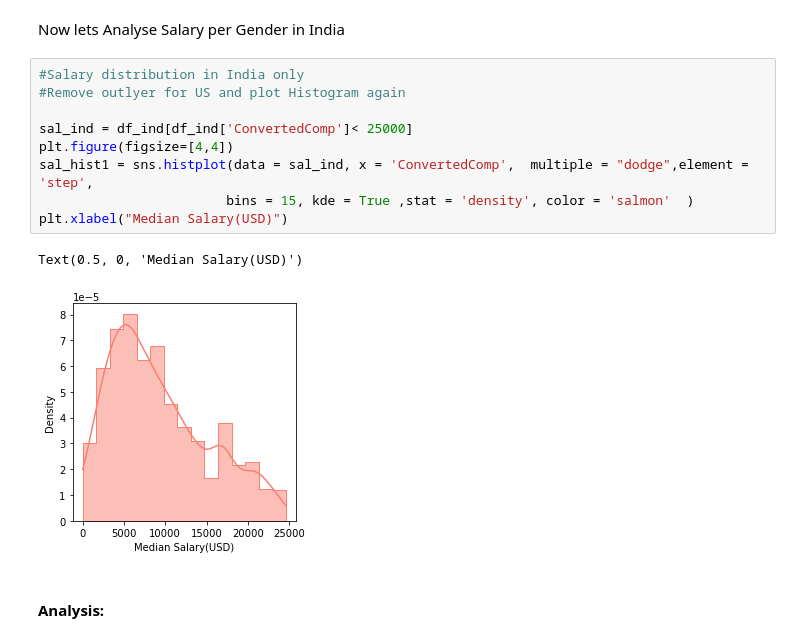
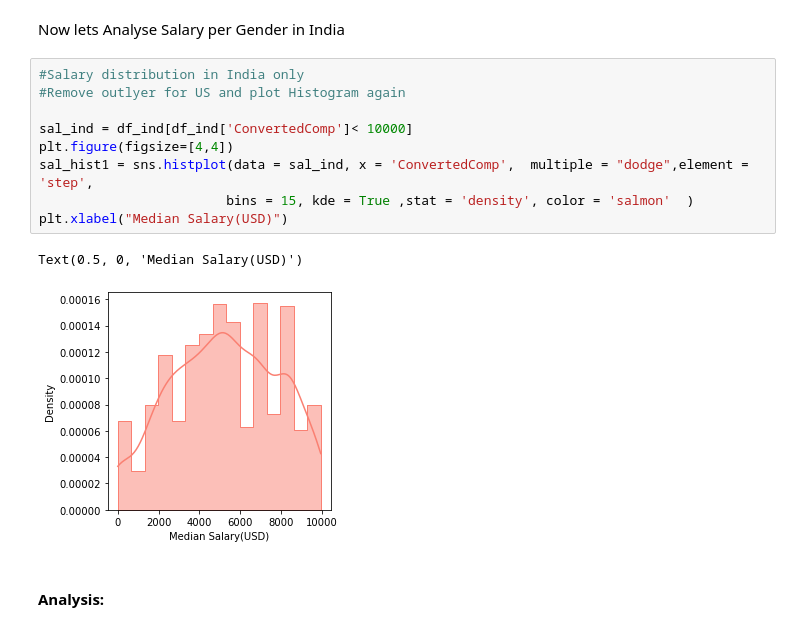
Before and after one commit to Arjunar92/StackOverflow_dev_survey, a Jupyter notebook: StackOverflow_2020_USvsIndia_Final.ipynb, the cells around one changed output. Drawn from its saved outputs; the diff is of its cells as text.

```diff
--- a/StackOverflow_2020_USvsIndia_Final.ipynb
+++ b/StackOverflow_2020_USvsIndia_Final.ipynb
@@ -327,15 +327,15 @@ Now lets Analyse Salary per Gender in India
 # %%
 #Salary distribution in India only
 #Remove outlyer for US and plot Histogram again
 
-sal_ind = df_ind[df_ind['ConvertedComp']< 25000]
+sal_ind = df_ind[df_ind['ConvertedComp']< 10000]
 plt.figure(figsize=[4,4])
 sal_hist1 = sns.histplot(data = sal_ind, x = 'ConvertedComp',  multiple = "dodge",element = 'step',
                         bins = 15, kde = True ,stat = 'density', color = 'salmon'  )
 plt.xlabel("Median Salary(USD)")
 # %% [output]
 Text(0.5, 0, 'Median Salary(USD)')
-[figure, old version]
+[figure, new version]
 # %% [markdown]
 #### Analysis:
 # %% [markdown]
```
Also changed, not shown: parts of 12 cells of this notebook.
